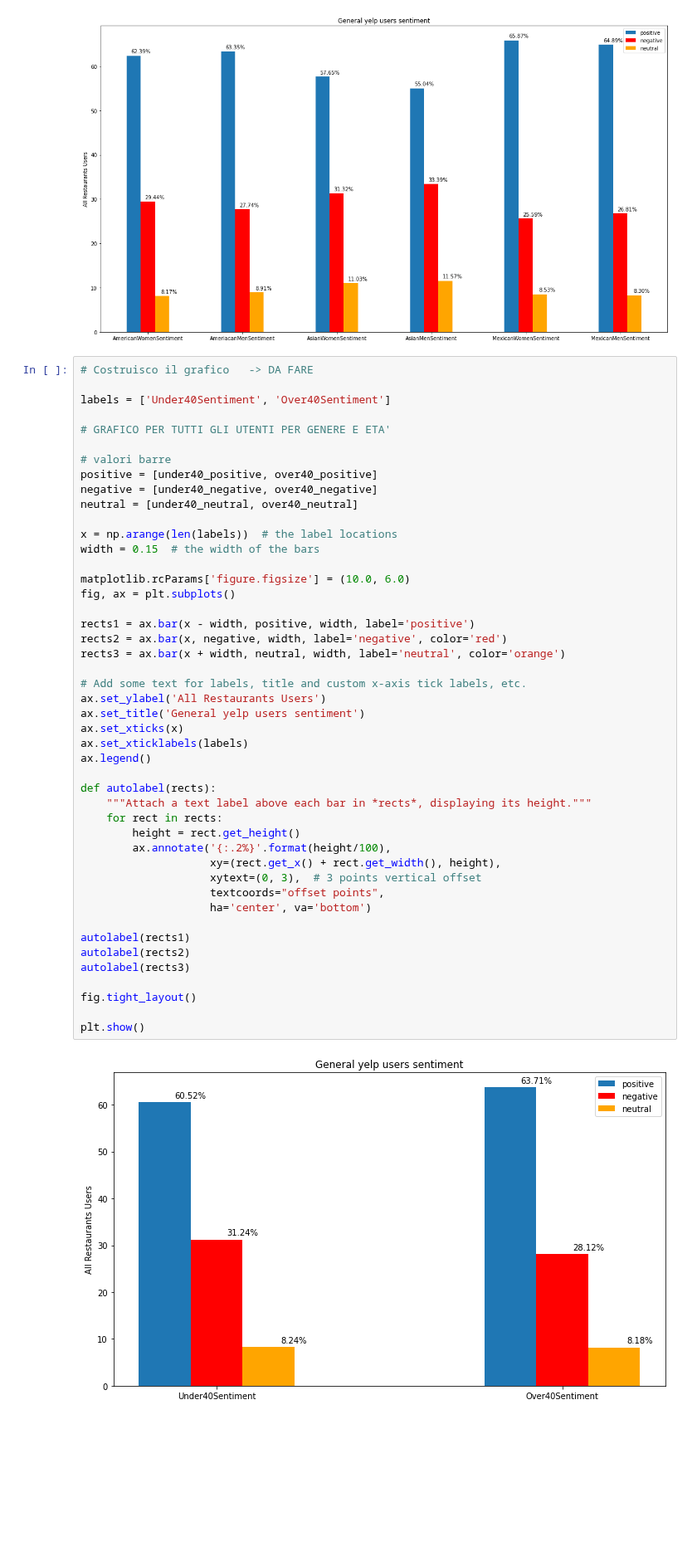
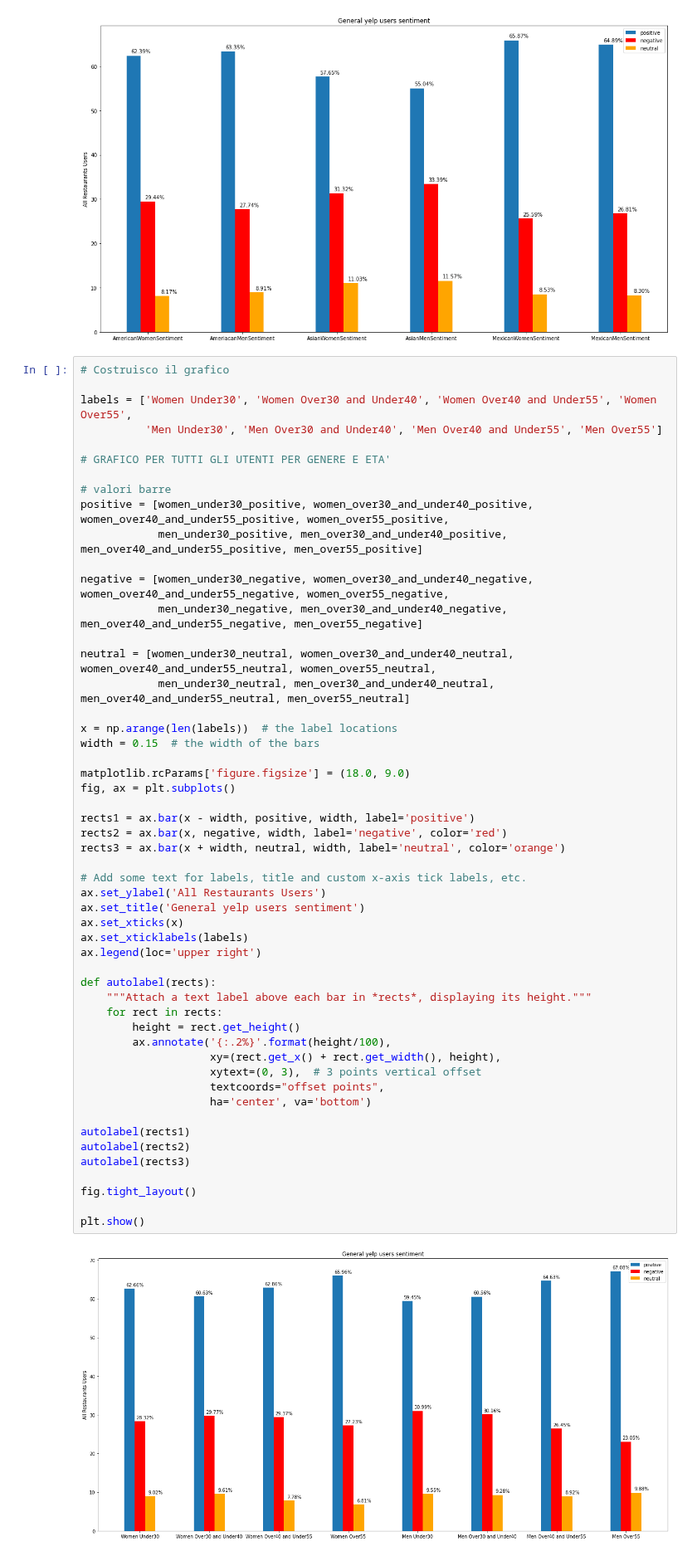
Before and after one commit to EleonoraBartolomucci/Fairness, a Jupyter notebook: Esperimenti/miky_generalYelpUsersSentiment_byGroup.ipynb, the cells around one changed output. Shown at 83% size. Saved outputs shown, nothing was run; the diff lists cells and outputs as text; blank space fills up the shorter version.

```diff
--- a/Esperimenti/miky_generalYelpUsersSentiment_byGroup.ipynb
+++ b/Esperimenti/miky_generalYelpUsersSentiment_byGroup.ipynb
@@ -275,50 +420,56 @@ plt.show()
 # %% [output]
 [figure]
 # %%
-# Costruisco il grafico   -> DA FARE
+# Costruisco il grafico
 
-labels = ['Under40Sentiment', 'Over40Sentiment']
+labels = ['Women Under30', 'Women Over30 and Under40', 'Women Over40 and Under55', 'Women Over55',
+          'Men Under30', 'Men Over30 and Under40', 'Men Over40 and Under55', 'Men Over55']
 
 # GRAFICO PER TUTTI GLI UTENTI PER GENERE E ETA'
 
 # valori barre
-positive = [under40_positive, over40_positive]
-negative = [under40_negative, over40_negative]
-neutral = [under40_neutral, over40_neutral]
+positive = [women_under30_positive, women_over30_and_under40_positive, women_over40_and_under55_positive, women_over55_positive,
+            men_under30_positive, men_over30_and_under40_positive, men_over40_and_under55_positive, men_over55_positive]
+
+negative = [women_under30_negative, women_over30_and_under40_negative, women_over40_and_under55_negative, women_over55_negative,
+            men_under30_negative, men_over30_and_under40_negative, men_over40_and_under55_negative, men_over55_negative]
+
+neutral = [women_under30_neutral, women_over30_and_under40_neutral, women_over40_and_under55_neutral, women_over55_neutral,
+            men_under30_neutral, men_over30_and_under40_neutral, men_over40_and_under55_neutral, men_over55_neutral]
 
 x = np.arange(len(labels))  # the label locations
 width = 0.15  # the width of the bars
 
-matplotlib.rcParams['figure.figsize'] = (10.0, 6.0)
+matplotlib.rcParams['figure.figsize'] = (18.0, 9.0)
 fig, ax = plt.subplots()
 
 rects1 = ax.bar(x - width, positive, width, label='positive')
 rects2 = ax.bar(x, negative, width, label='negative', color='red')
 rects3 = ax.bar(x + width, neutral, width, label='neutral', color='orange')
 
 # Add some text for labels, title and custom x-axis tick labels, etc.
 ax.set_ylabel('All Restaurants Users')
 ax.set_title('General yelp users sentiment')
 ax.set_xticks(x)
 ax.set_xticklabels(labels)
-ax.legend()
+ax.legend(loc='upper right')
 
 def autolabel(rects):
     """Attach a text label above each bar in *rects*, displaying its height."""
     for rect in rects:
         height = rect.get_height()
         ax.annotate('{:.2%}'.format(height/100),
                     xy=(rect.get_x() + rect.get_width(), height),
                     xytext=(0, 3),  # 3 points vertical offset
                     textcoords="offset points",
                     ha='center', va='bottom')
 
 autolabel(rects1)
 autolabel(rects2)
 autolabel(rects3)
 
 fig.tight_layout()
 
 plt.show()
 # %% [output]
-[figure, old version]
+[figure, new version]
```
Also changed, not shown: parts of 3 cells of this notebook.
